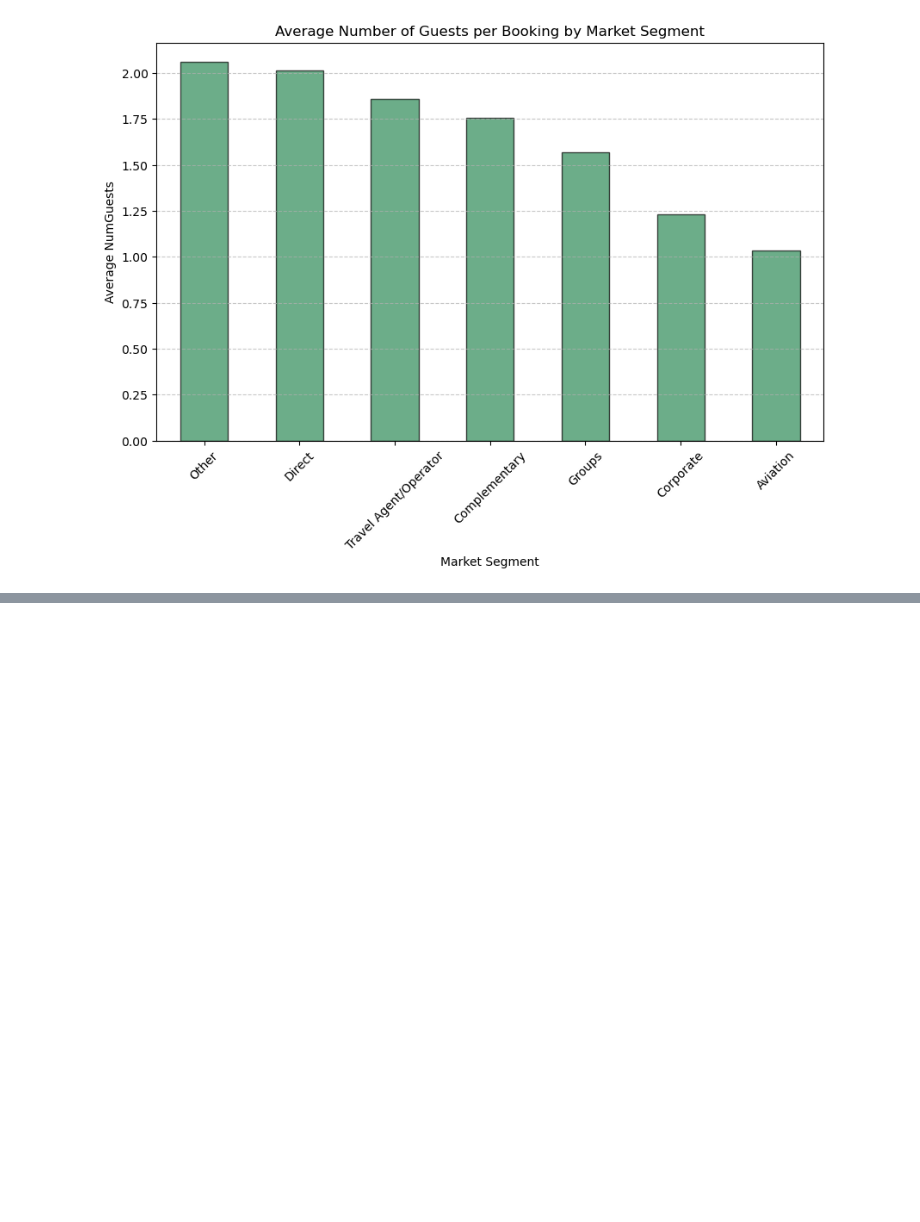
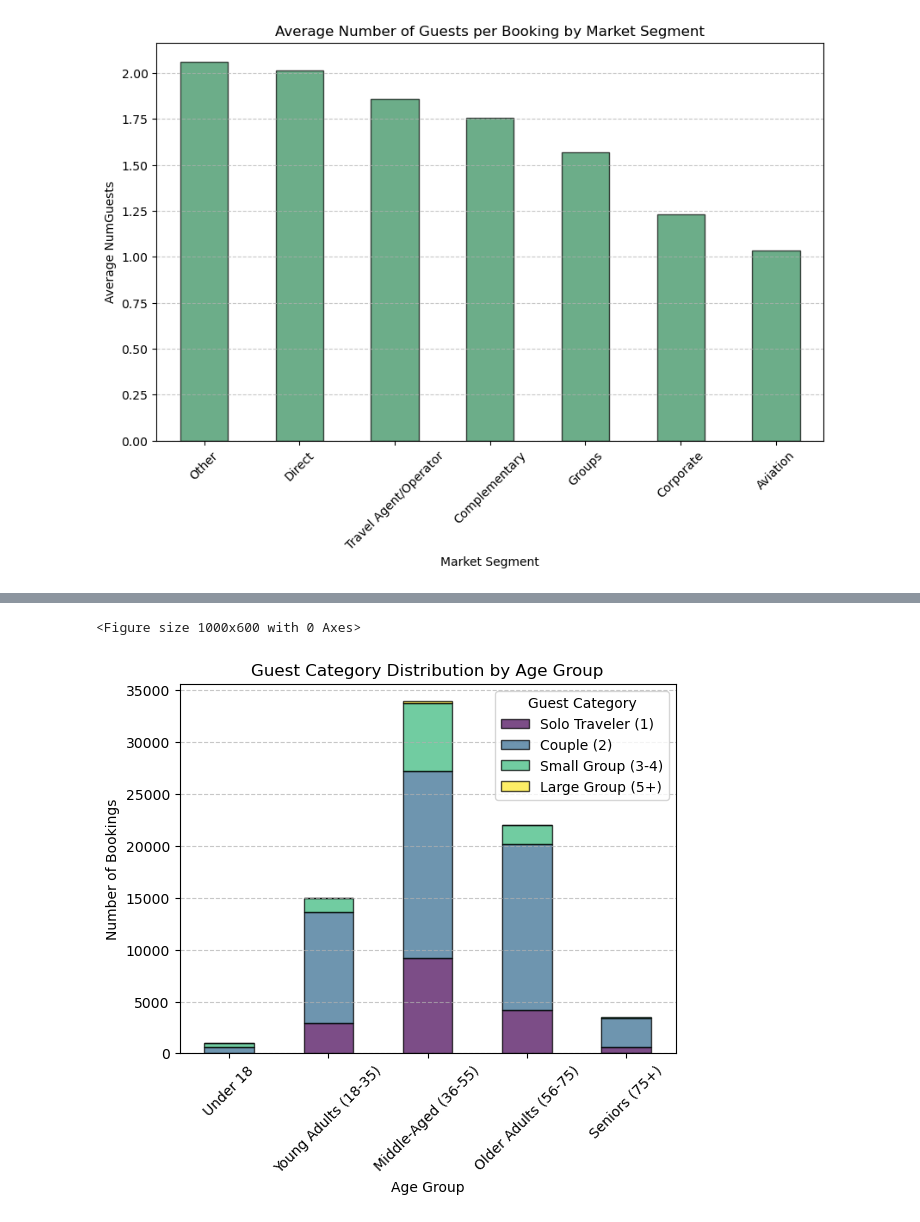
Before and after one commit to RubenCMarques/Hotel-Customer-Segmentation, a Jupyter notebook: Notebooks/Main_notebook.ipynb, the cells around one changed output, grey strips where cells are left out. Saved outputs shown, nothing was run; the diff lists cells and outputs as text; code cells hidden in the pictures; blank space fills up the shorter version.

```diff
--- a/Notebooks/Main_notebook.ipynb
+++ b/Notebooks/Main_notebook.ipynb
@@ -955,0 +1012,17 @@ plt.show()
+# %%
+# Compare Guest Categories Across Age Groups
+age_group_guests = df_comparison.groupby(['AgeGroup', 'GuestCategory']).size().unstack()
+
+# Visualizing Guest Category Distribution by Age Group
+plt.figure(figsize=(10,6))
+age_group_guests.plot(kind='bar', stacked=True, colormap='viridis', edgecolor='black', alpha=0.7)
+plt.title('Guest Category Distribution by Age Group')
+plt.xlabel('Age Group')
+plt.ylabel('Number of Bookings')
+plt.xticks(rotation=45)
+plt.legend(title="Guest Category", loc="upper right")
+plt.grid(axis='y', linestyle='--', alpha=0.7)
+plt.show()
+# %% [output]
+<Figure size 1000x600 with 0 Axes>
+[figure, added]
```
Also changed, not shown: parts of 4 cells of this notebook.
